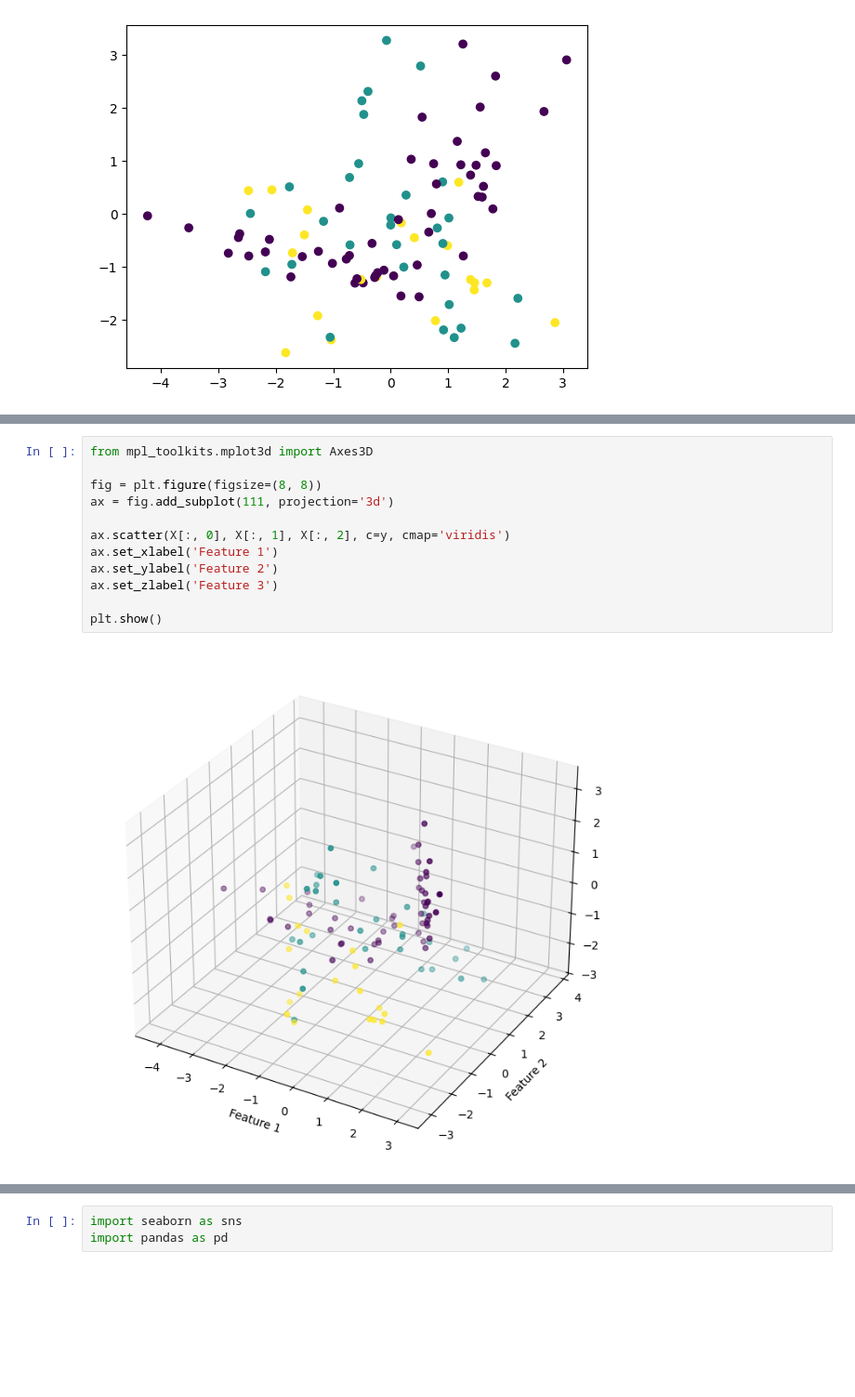
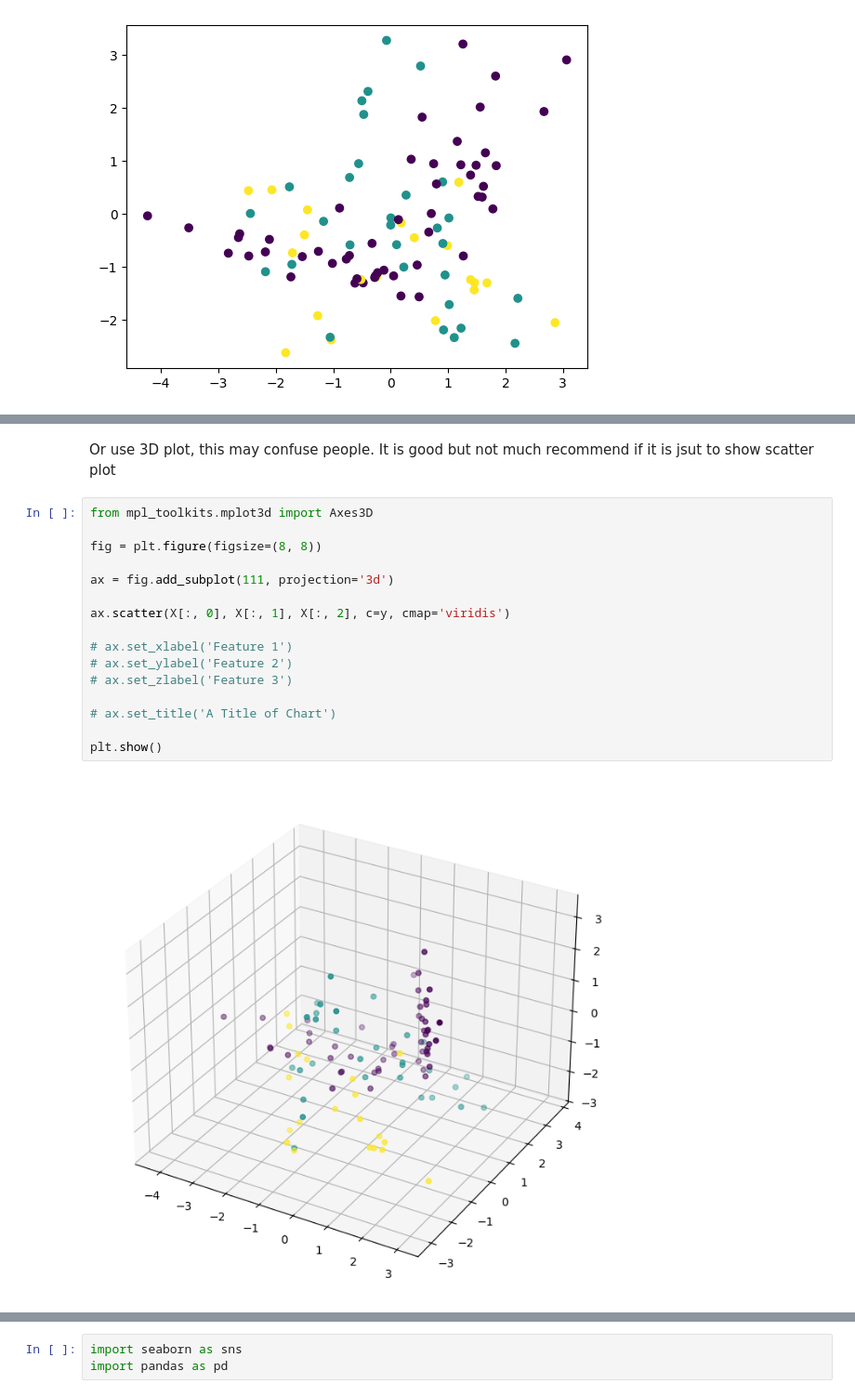
Before and after one commit to tniramol/rs-lc-dl, a Jupyter notebook: matplotlib_tutorial.ipynb, the cells around one changed output, grey strips where cells are left out. Shown at 93% size. Drawn from its saved outputs; the diff is of its cells as text; blank space fills up the shorter version.

```diff
--- a/matplotlib_tutorial.ipynb
+++ b/matplotlib_tutorial.ipynb
@@ -181,17 +279,23 @@ ax[2].scatter(X[:, 0], X[:, 2], c=y)
 fig.show()
 # %% [output]
 [figure]
+# %% [markdown]
+Or use 3D plot, this may confuse people. It is good but not much recommend if it is jsut to show scatter plot
 # %%
 from mpl_toolkits.mplot3d import Axes3D
 
 fig = plt.figure(figsize=(8, 8))
+
 ax = fig.add_subplot(111, projection='3d')
 
 ax.scatter(X[:, 0], X[:, 1], X[:, 2], c=y, cmap='viridis')
-ax.set_xlabel('Feature 1')
-ax.set_ylabel('Feature 2')
-ax.set_zlabel('Feature 3')
+
+# ax.set_xlabel('Feature 1')
+# ax.set_ylabel('Feature 2')
+# ax.set_zlabel('Feature 3')
+
+# ax.set_title('A Title of Chart')
 
 plt.show()
 # %% [output]
-[figure, old version]
+[figure, new version]
```
Also changed, not shown: parts of 57 cells of this notebook, 5 other files.
